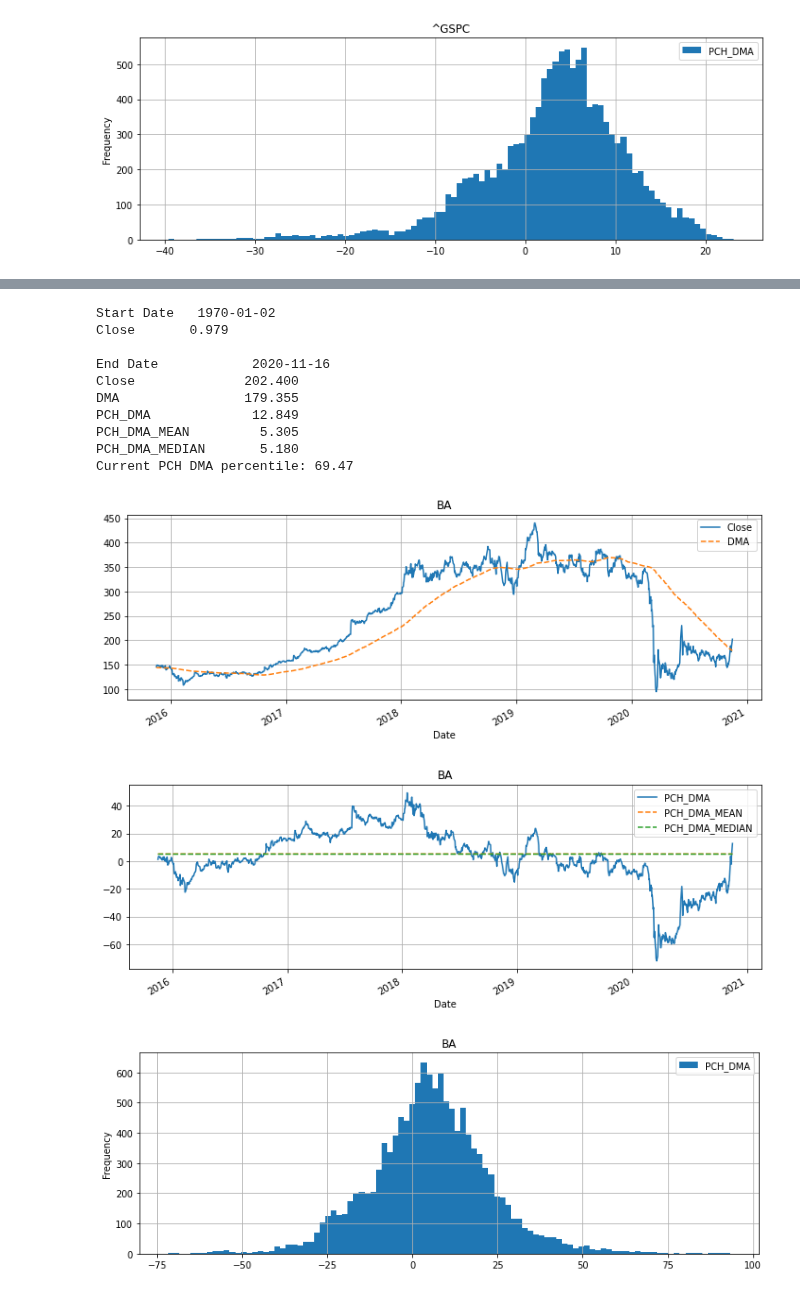
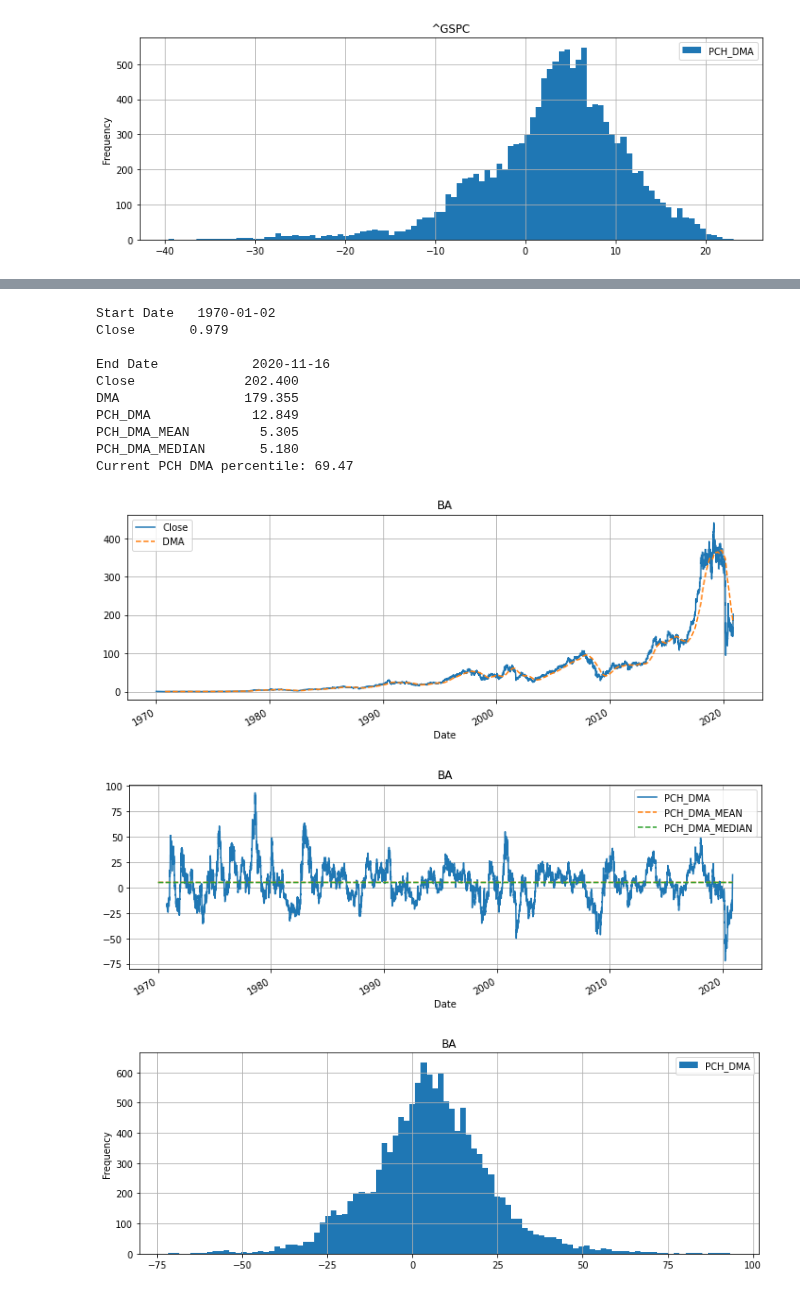
Before and after one commit to bamage00/notebooks, a Jupyter notebook: fin_2.ipynb, the cells around one changed output, grey strips where cells are left out. Cells and saved outputs as stored; diff of their text form; code cells hidden in the pictures.

```diff
--- a/fin_2.ipynb
+++ b/fin_2.ipynb
@@ -146,20 +146,20 @@ Current PCH DMA percentile: 6.09
 # %%
 ticker = 'BA'
 df = get_dma_analysis(ticker=ticker)
-plot_dma_analysis(df, start_date=five_years, title=ticker)
+plot_dma_analysis(df, start_date=start_date, title=ticker)
 get_dma_percentile(df)
 plot_dma_hist(df, title=ticker)
 # %% [output]
 Start Date   1970-01-02
 Close       0.979
 
 End Date            2020-11-16
 Close              202.400
 DMA                179.355
 PCH_DMA             12.849
 PCH_DMA_MEAN         5.305
 PCH_DMA_MEDIAN       5.180
 Current PCH DMA percentile: 69.47
-[figure, old version]
+[figure, new version]
-[figure, old version]
+[figure, new version]
 [figure]
```
Also changed, not shown: parts of 4 cells of this notebook.
